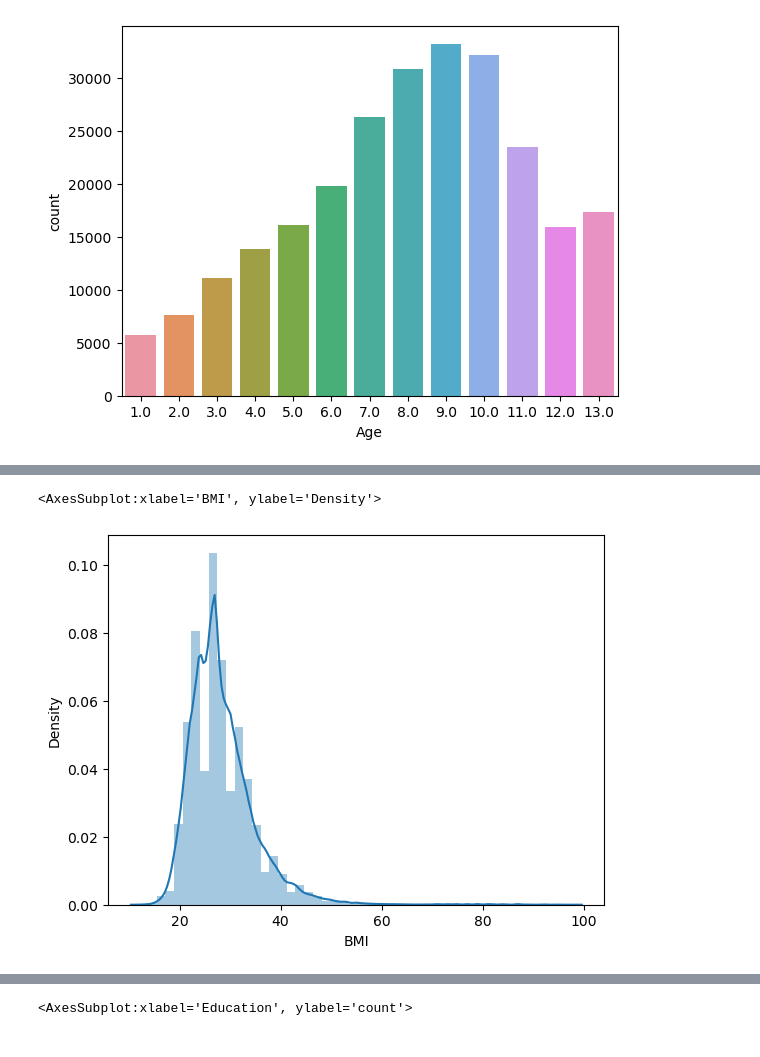
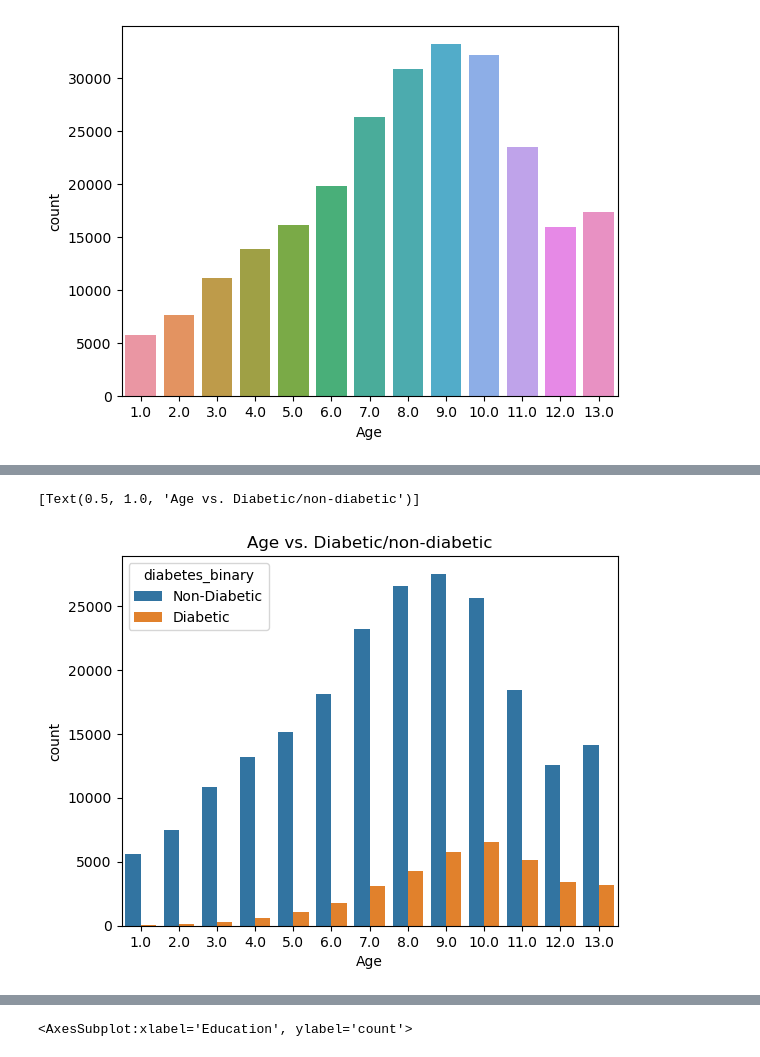
Before and after one commit to egehanyorulmaz/diabetes-prediction, a Jupyter notebook: Diabetes_Health_Prediction_EDA.ipynb, the cells around one changed output, grey strips where cells are left out. Drawn from its saved outputs; the diff is of its cells as text; code cells hidden in the pictures.

```diff
--- a/Diabetes_Health_Prediction_EDA.ipynb
+++ b/Diabetes_Health_Prediction_EDA.ipynb
@@ -119,6 +114,5 @@ sns.distplot(data[data['PhysHlth'].notnull()]['PhysHlth'])
-# %%
-sns.distplot(data[data['BMI'].notnull()]['BMI'])
-##Remove outliers?
-# %% [output]
-<AxesSubplot:xlabel='BMI', ylabel='Density'>
-[figure, removed]
+# %%
+sns.countplot(x = 'Age', hue = 'diabetes_binary', data = data).set(title = 'Age vs. Diabetic/non-diabetic')
+# %% [output]
+[Text(0.5, 1.0, 'Age vs. Diabetic/non-diabetic')]
+[figure, added]
```
Also changed, not shown: parts of 16 cells of this notebook.
